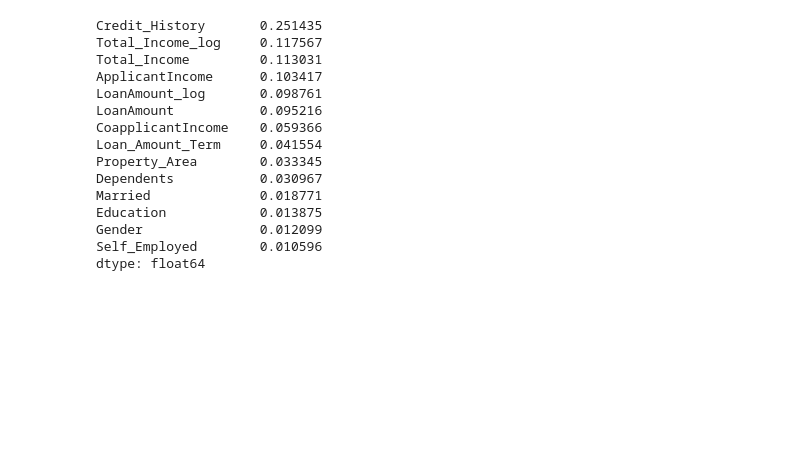
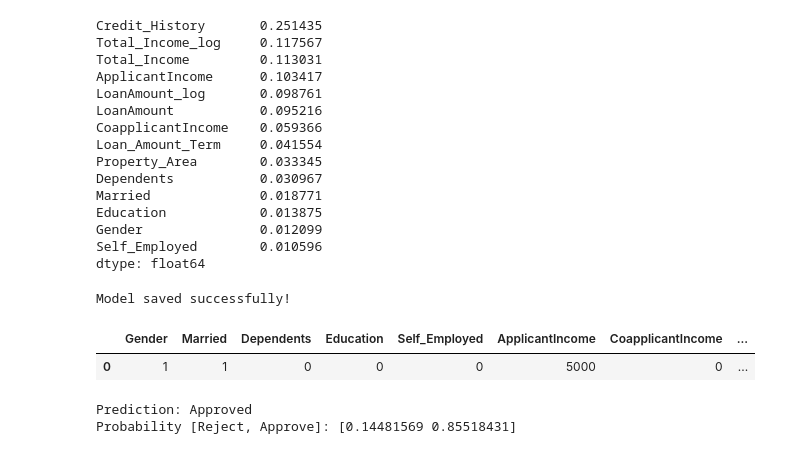
Before and after one commit to Sameepmadan/loan-approval-predictor, a Jupyter notebook: loan_project.ipynb, the cells around one changed output. Drawn from its saved outputs; the diff is of its cells as text; code cells hidden in the pictures; blank space fills up the shorter version.

Commit message:
Update loan prediction notebook

```diff
--- a/loan_project.ipynb
+++ b/loan_project.ipynb
@@ -265,3 +265,72 @@ Education            0.013875
 Gender               0.012099
 Self_Employed        0.010596
 dtype: float64
+# %%
+import joblib
+
+# Best model (scaled Logistic Regression) aur scaler dono save karo
+joblib.dump(best_model, "loan_model.pkl")
+joblib.dump(scaler, "scaler.pkl")
+
+print("Model saved successfully!")
+# %% [output]
+Model saved successfully!
+# %%
+sample = pd.DataFrame(
+    {
+        "Gender": [1],  # 1 = Male, 0 = Female
+        "Married": [1],  # 1 = Yes, 0 = No
+        "Dependents": [0],
+        "Education": [0],  # 0 = Graduate, 1 = Not Graduate
+        "Self_Employed": [0],  # 0 = No, 1 = Yes
+        "ApplicantIncome": [5000],
+        "CoapplicantIncome": [0],
+        "LoanAmount": [130],
+        "Loan_Amount_Term": [360],
+        "Credit_History": [1],  # 1 = Good history, 0 = Bad
+        "Property_Area": [2],  # 0=Rural, 1=Semiurban, 2=Urban
+        "Total_Income": [5000],
+        "Total_Income_log": [np.log(5000)],
+        "LoanAmount_log": [np.log(130)],
+    }
+)
+sample
+# %% [output]
+|  | Gender | Married | Dependents | Education | Self_Employed | ApplicantIncome | CoapplicantIncome | ... |
+| 0 | 1 | 1 | 0 | 0 | 0 | 5000 | 0 | ... |
+# %%
+# Ek sample customer ka data manually banate hain
+sample = pd.DataFrame(
+    {
+        "Gender": [1],  # 1 = Male, 0 = Female
+        "Married": [1],  # 1 = Yes, 0 = No
+        "Dependents": [0],
+        "Education": [0],  # 0 = Graduate, 1 = Not Graduate
+        "Self_Employed": [0],  # 0 = No, 1 = Yes
+        "ApplicantIncome": [5000],
+        "CoapplicantIncome": [0],
+        "LoanAmount": [130],
+        "Loan_Amount_Term": [360],
+        "Credit_History": [1],  # 1 = Good history, 0 = Bad
+        "Property_Area": [2],  # 0=Rural, 1=Semiurban, 2=Urban
+        "Total_Income": [5000],
+        "Total_Income_log": [np.log(5000)],
+        "LoanAmount_log": [np.log(130)],
+    }
+)
+
+# Same order mein columns honi chahiye jaisi X mein thi
+sample = sample[X.columns]
+
+# Scale karo (same scaler use karo jo training mein use hua tha)
+sample_scaled = scaler.transform(sample)
+
+# Predict karo
+prediction = best_model.predict(sample_scaled)
+probability = best_model.predict_proba(sample_scaled)
+
+print("Prediction:", "Approved" if prediction[0] == 1 else "Rejected")
+print("Probability [Reject, Approve]:", probability[0])
+# %% [output]
+Prediction: Approved
+Probability [Reject, Approve]: [0.14481569 0.85518431]
```
Also changed, not shown: parts of 1 cell of this notebook.
